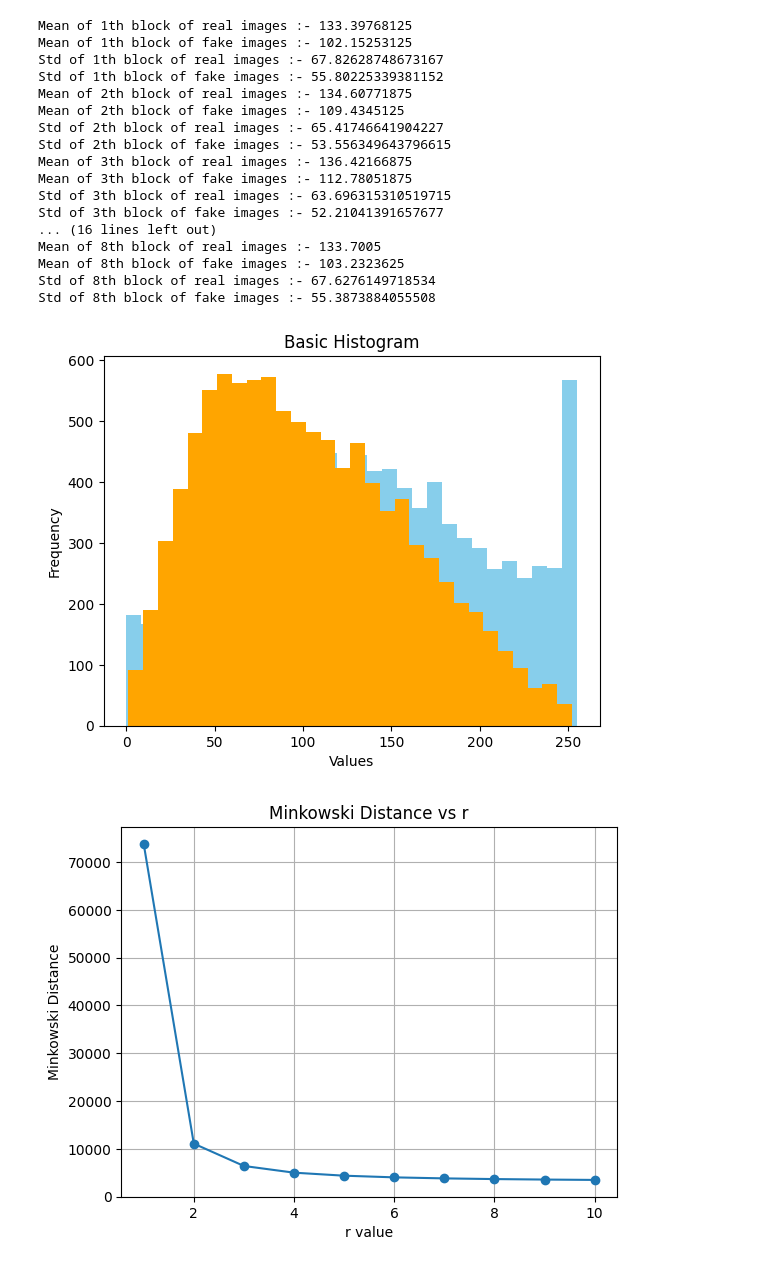
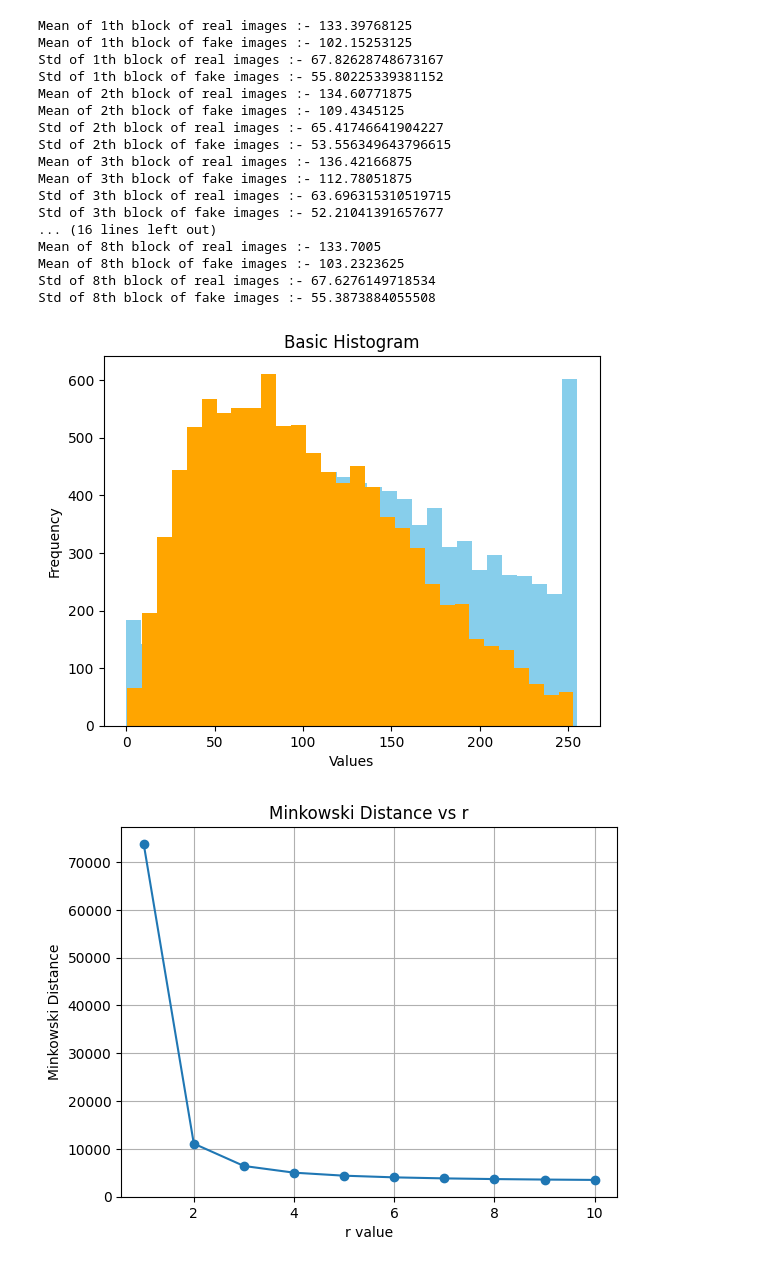
Before and after one commit to Joy2225/Machine-Learning, a Jupyter notebook: Lab 3/Lab3.ipynb, the cells around one changed output. Saved outputs shown, nothing was run; the diff lists cells and outputs as text; code cells hidden in the pictures.

```diff
--- a/Lab 3/Lab3.ipynb
+++ b/Lab 3/Lab3.ipynb
@@ -58,6 +58,7 @@ import matplotlib.pyplot as plt
 
 fake_images_m,fake_images_v, fake_labels = load_imgs_from_directory(fake_dir, 0, num_images=num_images_to_load)
 real_images_m,real_images_v, real_labels = load_imgs_from_directory(real_dir, 1, num_images=num_images_to_load)
+# print(len(real_images_m))
 for j in range(8):
     a=[i[j] for i in real_images_m]
     b=[i[j] for i in fake_images_m]
@@ -67,38 +68,39 @@ for j in range(8):
     print("Std of "+str(j+1)+"th block of fake images :- " + str(np.std(b)))
     # print("Distance between "+str(j+1)+"th block mean of fake images and real :- " + str(np.linalg.norm(a-b)))
 
-a=[i[j] for i in real_images_m]
-b=[i[j] for i in fake_images_m]
+
+a=[i[0] for i in real_images_m]
+b=[i[0] for i in fake_images_m]
 plt.hist(x=a, bins=30, color='skyblue')
 plt.hist(x=b, bins=30, color='orange')
 
 plt.xlabel('Values')
 plt.ylabel('Frequency')
 plt.title('Basic Histogram')
 plt.show()
 
 features_m = np.vstack((fake_images_m, real_images_m))
 features_v = np.vstack((fake_images_v, real_images_v))
 labels = np.concatenate((fake_labels, real_labels))
 # %% [output]
 Mean of 1th block of real images :- 133.39768125
 Mean of 1th block of fake images :- 102.15253125
 Std of 1th block of real images :- 67.82628748673167
 Std of 1th block of fake images :- 55.80225339381152
 Mean of 2th block of real images :- 134.60771875
 Mean of 2th block of fake images :- 109.4345125
 Std of 2th block of real images :- 65.41746641904227
 Std of 2th block of fake images :- 53.556349643796615
 Mean of 3th block of real images :- 136.42166875
 Mean of 3th block of fake images :- 112.78051875
 Std of 3th block of real images :- 63.696315310519715
 Std of 3th block of fake images :- 52.21041391657677
 ... (16 lines left out)
 Mean of 8th block of real images :- 133.7005
 Mean of 8th block of fake images :- 103.2323625
 Std of 8th block of real images :- 67.6276149718534
 Std of 8th block of fake images :- 55.3873884055508
-[figure, old version]
+[figure, new version]
 # %%
 def feature_vec(mean, var):
     a=[]
```
Also changed, not shown: parts of 1 cell of this notebook.
